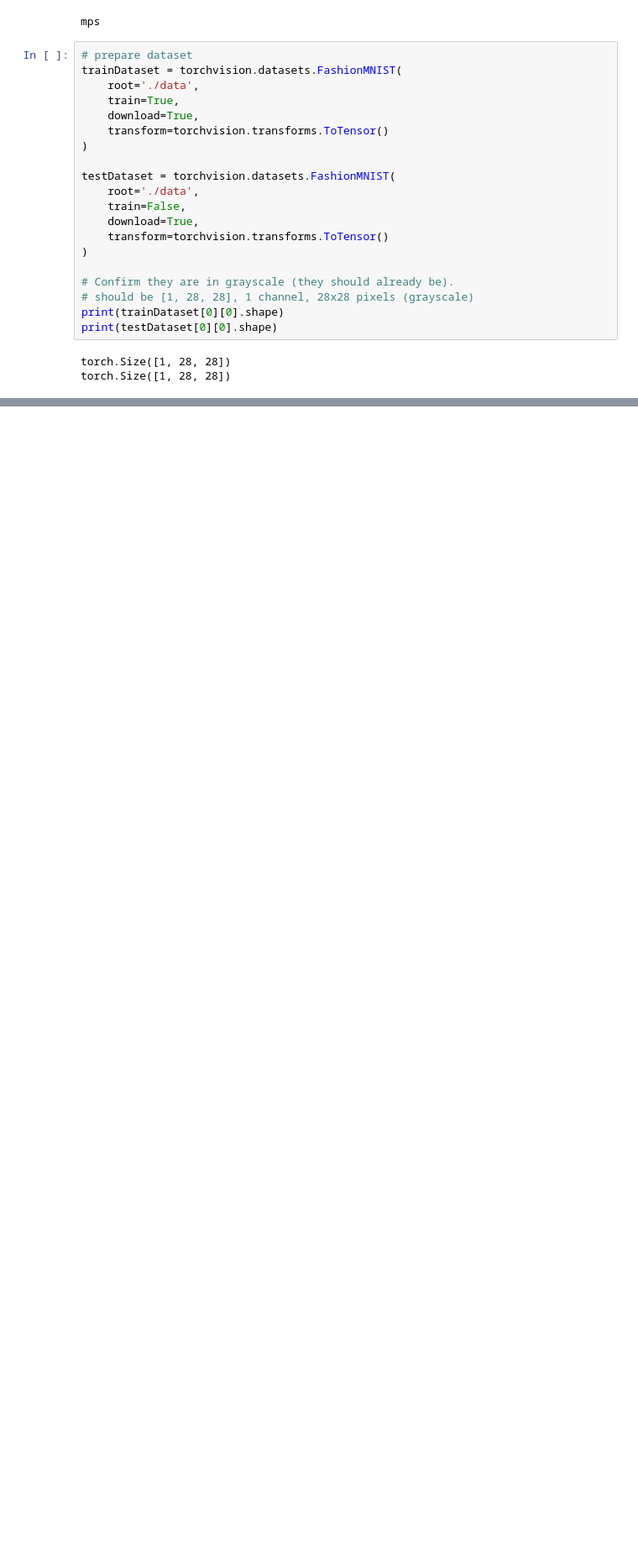
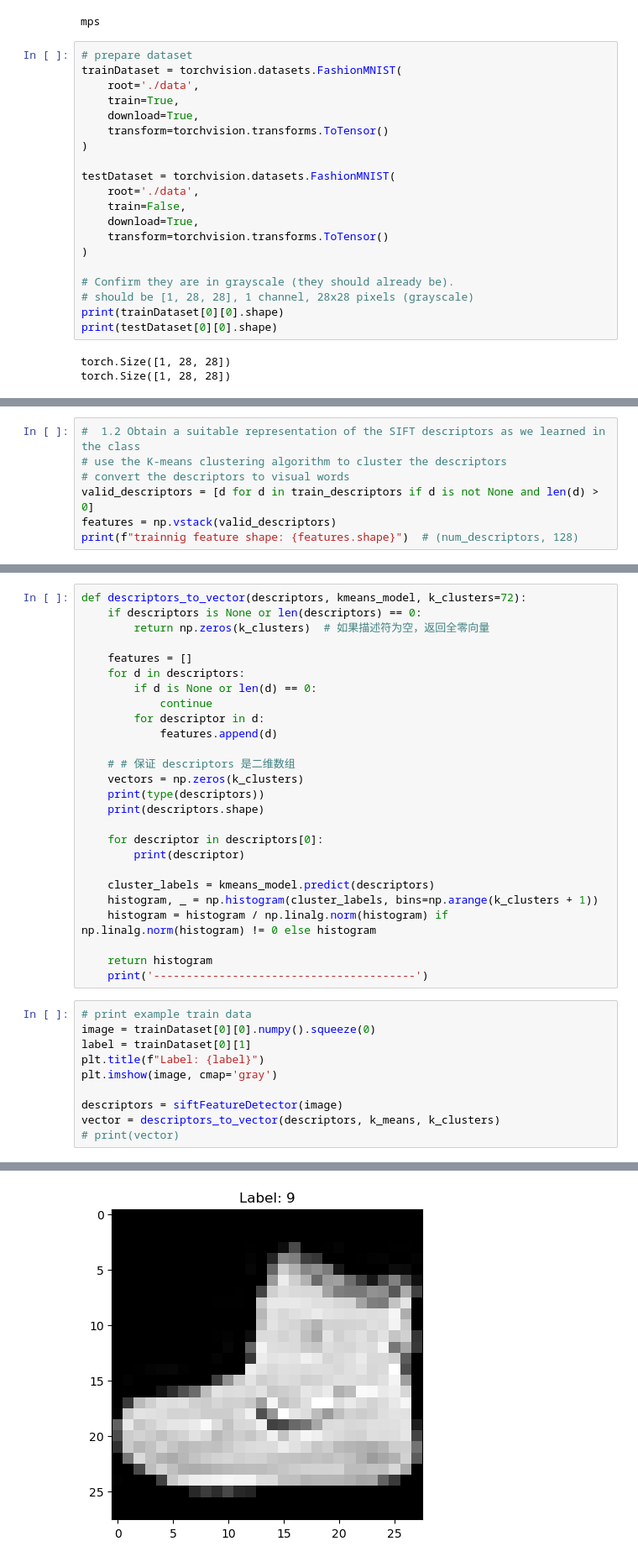
Before and after one commit to zhoudl0605/ECE_9022_A1, a Jupyter notebook: assignment_1.ipynb, the cells around one changed output, grey strips where cells are left out. Shown at 84% size. Cells and saved outputs as stored; diff of their text form; blank space fills up the shorter version.

```diff
--- a/assignment_1.ipynb
+++ b/assignment_1.ipynb
@@ -86,0 +105,7 @@ class Task1_MLP(nn.Module):
+# %%
+#  1.2 Obtain a suitable representation of the SIFT descriptors as we learned in the class
+# use the K-means clustering algorithm to cluster the descriptors
+# convert the descriptors to visual words
+valid_descriptors = [d for d in train_descriptors if d is not None and len(d) > 0]
+features = np.vstack(valid_descriptors)
+print(f"trainnig feature shape: {features.shape}")  # (num_descriptors, 128)
@@ -86,0 +172,37 @@ class Task1_MLP(nn.Module):
+# %%
+def descriptors_to_vector(descriptors, kmeans_model, k_clusters=72):
+    if descriptors is None or len(descriptors) == 0:
+        return np.zeros(k_clusters)  # 如果描述符为空，返回全零向量
+
+    features = []
+    for d in descriptors:
+        if d is None or len(d) == 0:
+            continue
+        for descriptor in d:
+            features.append(d)
+
+    # # 保证 descriptors 是二维数组
+    vectors = np.zeros(k_clusters)
+    print(type(descriptors))
+    print(descriptors.shape)
+
+    for descriptor in descriptors[0]:
+        print(descriptor)
+
+    cluster_labels = kmeans_model.predict(descriptors)
+    histogram, _ = np.histogram(cluster_labels, bins=np.arange(k_clusters + 1))
+    histogram = histogram / np.linalg.norm(histogram) if np.linalg.norm(histogram) != 0 else histogram
+
+    return histogram
+    print('----------------------------------------')
+# %%
+# print example train data
+image = trainDataset[0][0].numpy().squeeze(0)
+label = trainDataset[0][1]
+plt.title(f"Label: {label}")
+plt.imshow(image, cmap='gray')
+
+descriptors = siftFeatureDetector(image)
+vector = descriptors_to_vector(descriptors, k_means, k_clusters)
+# print(vector)
+# %% [output]
@@ -86,0 +227 @@ class Task1_MLP(nn.Module):
+[figure, added]
```
Also changed, not shown: parts of 14 cells of this notebook, 1 other file.
